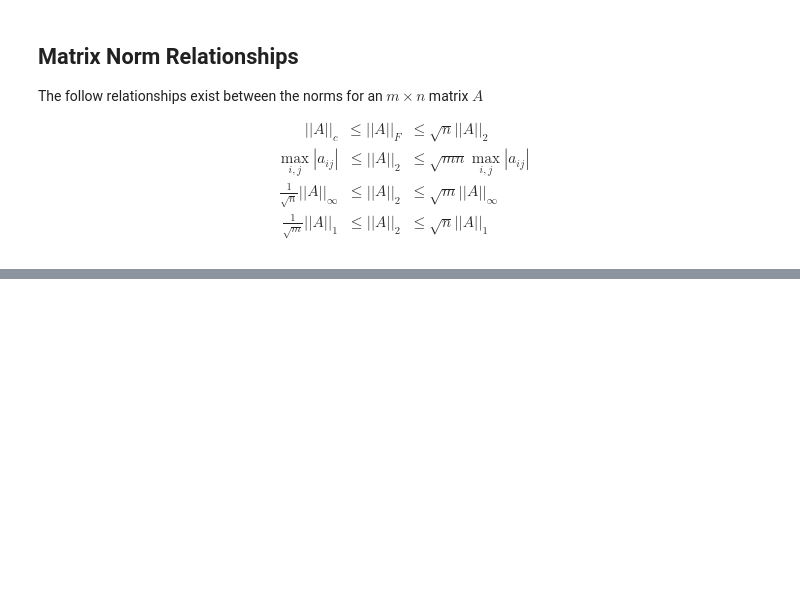
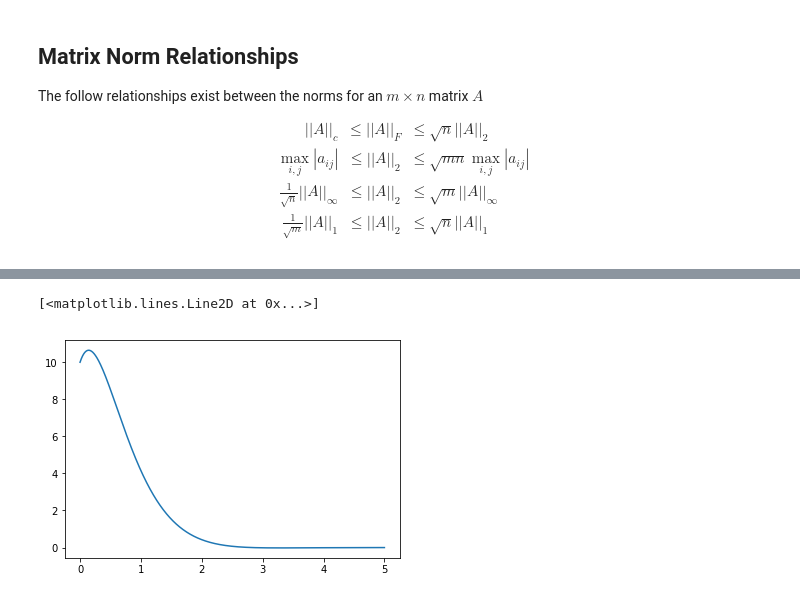
Before and after one commit to pmarke/ecen671, a Jupyter notebook: project/matrix_norms.ipynb, the cells around one changed output, grey strips where cells are left out. Saved outputs shown, nothing was run; the diff lists cells and outputs as text; code cells hidden in the pictures; blank space fills up the shorter version.

```diff
--- a/project/matrix_norms.ipynb
+++ b/project/matrix_norms.ipynb
@@ -311,0 +329,32 @@ $$ \dot{x} = Ax$$
+# %%
+from scipy.linalg import expm
+
+k = 10
+m = 1
+b = 5
+
+A = np.matrix([[1,1],[-k/m,-b/m]])
+
+# Create x(t)
+dt = 0.001
+t_end = 5
+
+
+x_0 = np.matrix([[10],[0]])
+
+x = []
+x_dt = []
+
+for t in np.arange(0.0, t_end, dt):
+    x_t = expm(A*t)*x_0
+    x.append(x_t[0,0].item())
+    x_dt.append(x_t[1,0].item())
+
+
+# Plot results
+t = np.arange(0.0,t_end,dt)
+
+plt.plot(t,x)
+# %% [output]
+[<matplotlib.lines.Line2D at 0x...>]
+[figure, added]
```
Also changed, not shown: parts of 2 cells of this notebook, 1 other file.
